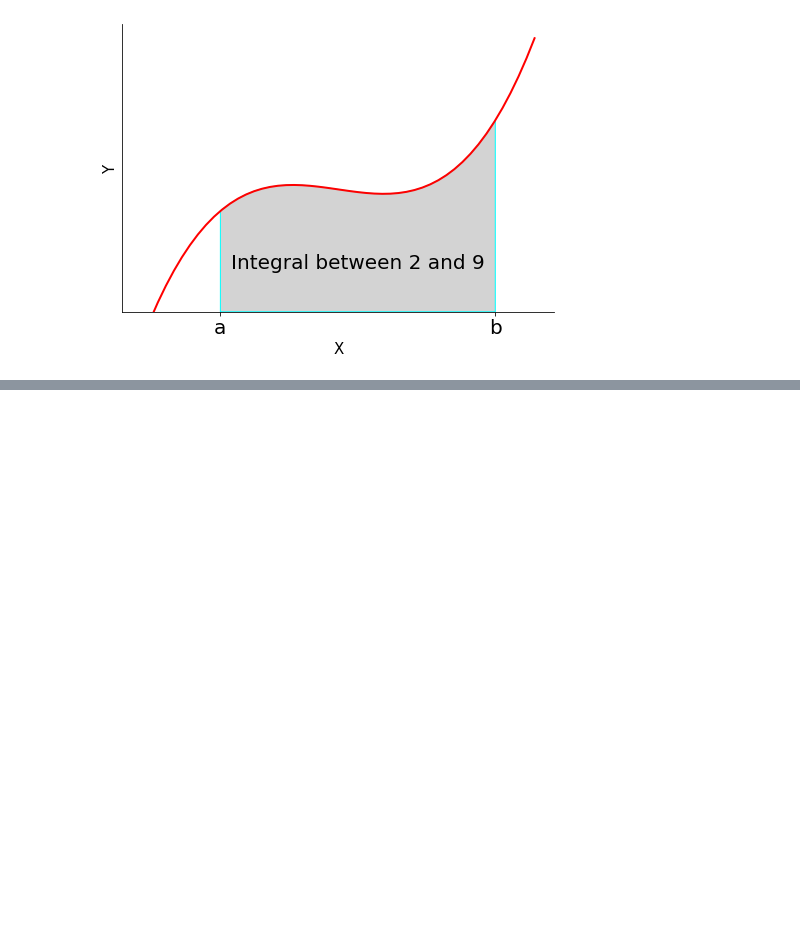
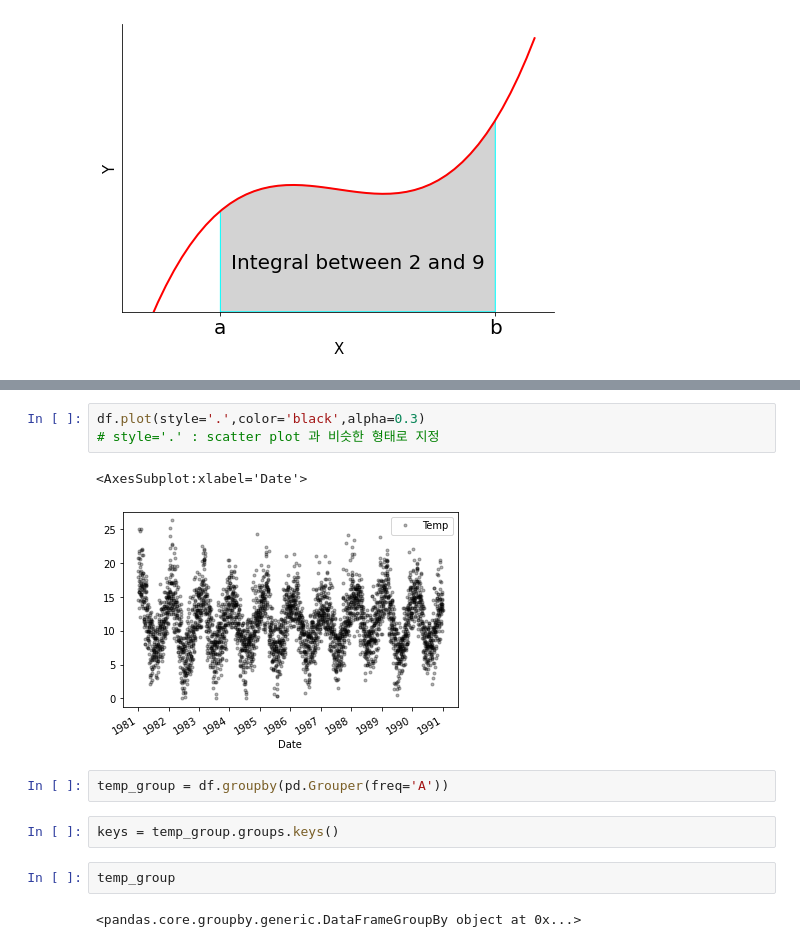
Before and after one commit to hanbinChae/Python-learning-univ, a Jupyter notebook: 빅데이터분석응용/경기과학기술대학교_202263020_채한빈_12주차.ipynb, the cells around one changed output, grey strips where cells are left out. Cells and saved outputs as stored; diff of their text form; blank space fills up the shorter version.

```diff
--- a/빅데이터분석응용/경기과학기술대학교_202263020_채한빈_12주차.ipynb
+++ b/빅데이터분석응용/경기과학기술대학교_202263020_채한빈_12주차.ipynb
@@ -204,0 +252,14 @@ Text(0, 0.5, 'Y')
+# %%
+df.plot(style='.',color='black',alpha=0.3)
+# style='.' : scatter plot 과 비슷한 형태로 지정
+# %% [output]
+<AxesSubplot:xlabel='Date'>
+[figure, added]
+# %%
+temp_group = df.groupby(pd.Grouper(freq='A'))
+# %%
+keys = temp_group.groups.keys()
+# %%
+temp_group
+# %% [output]
+<pandas.core.groupby.generic.DataFrameGroupBy object at 0x...>
```
Also changed, not shown: parts of 12 cells of this notebook.
